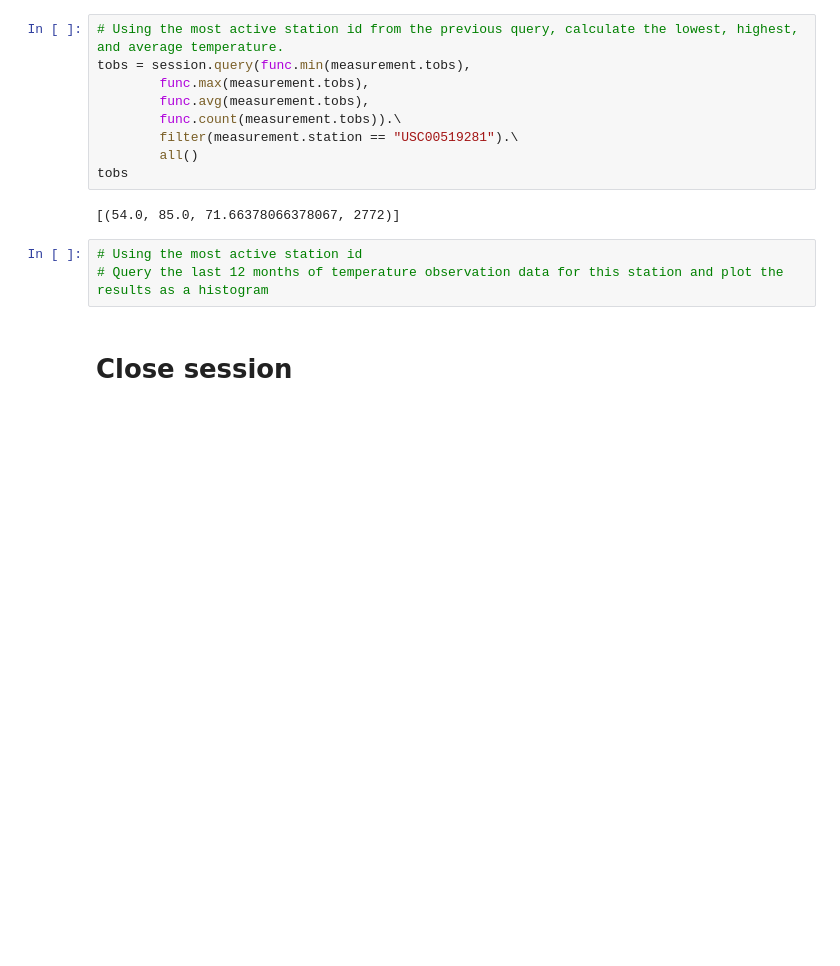
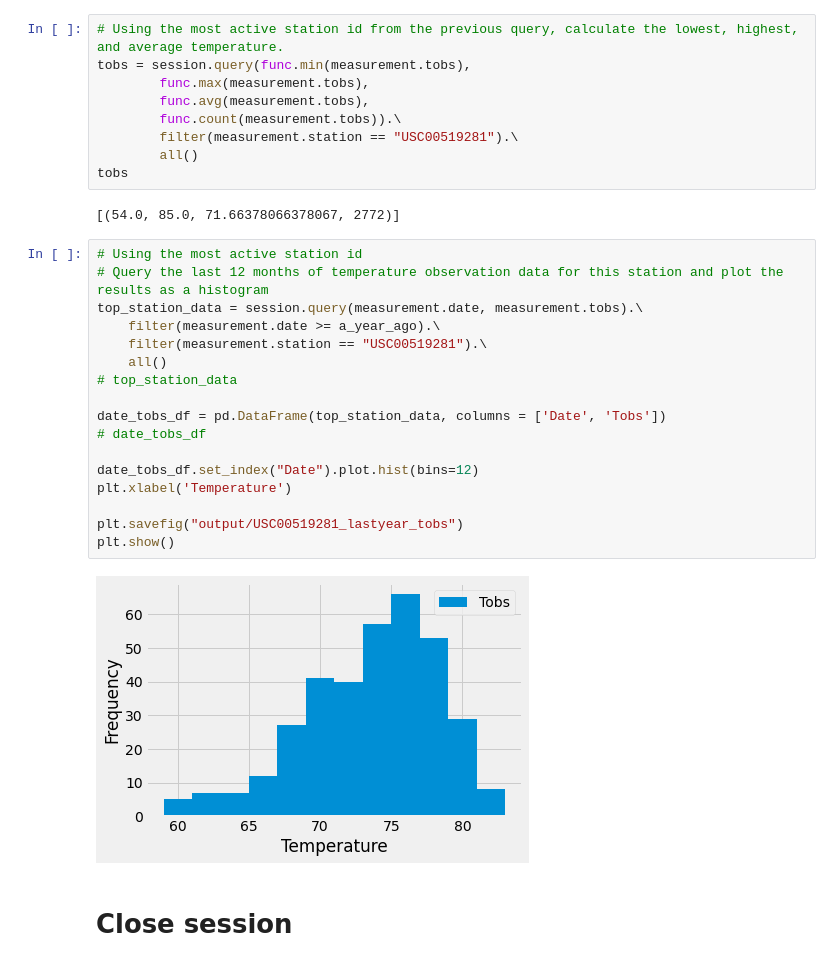
Before and after one commit to MrMrRPG/sqlalchemy_challenge, a Jupyter notebook: climate_starter.ipynb, the cells around one changed output. Cells and saved outputs as stored; diff of their text form; blank space fills up the shorter version.

```diff
--- a/climate_starter.ipynb
+++ b/climate_starter.ipynb
@@ -125,6 +126,22 @@ tobs
 # %%
 # Using the most active station id
 # Query the last 12 months of temperature observation data for this station and plot the results as a histogram
+top_station_data = session.query(measurement.date, measurement.tobs).\
+	filter(measurement.date >= a_year_ago).\
+	filter(measurement.station == "USC00519281").\
+	all()
+# top_station_data
+
+date_tobs_df = pd.DataFrame(top_station_data, columns = ['Date', 'Tobs'])
+# date_tobs_df
+
+date_tobs_df.set_index("Date").plot.hist(bins=12)
+plt.xlabel('Temperature')
+
+plt.savefig("output/USC00519281_lastyear_tobs")
+plt.show()
+# %% [output]
+[figure, added]
 # %% [markdown]
 # Close session
 # %%
```
Also changed, not shown: parts of 1 cell of this notebook, 2 other files.
